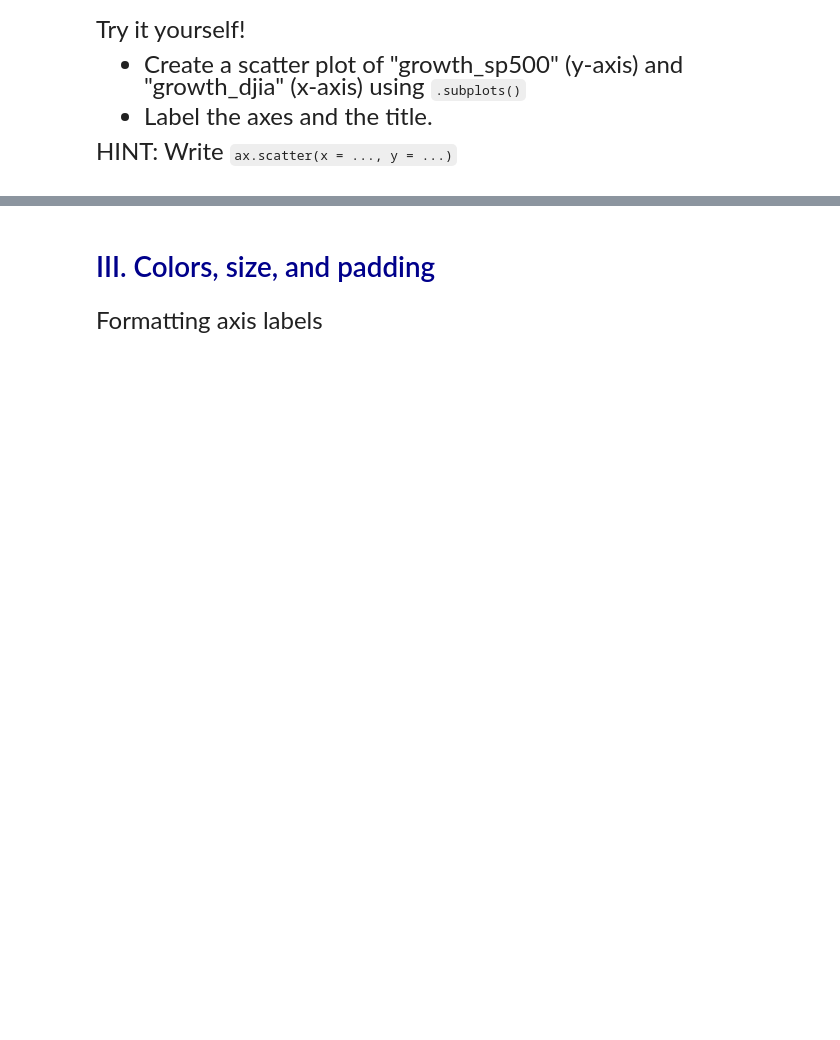
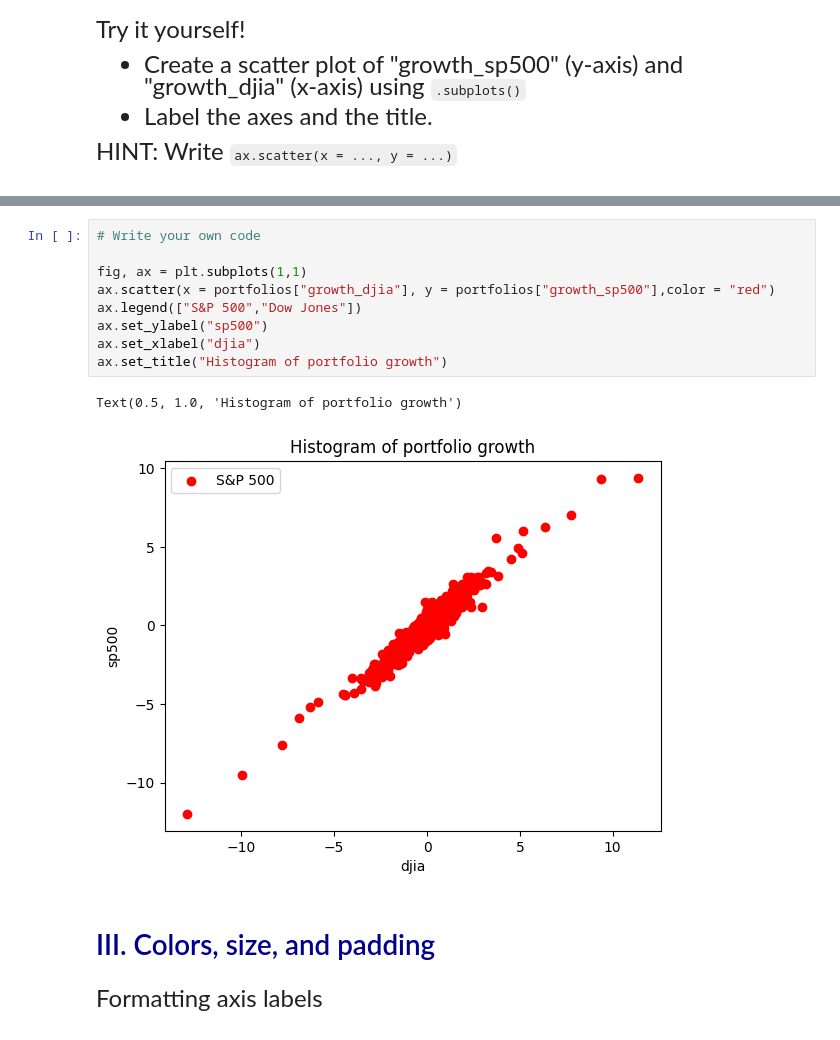
Before and after one commit to alejandrosanchezbecerra/qtm151spring2023, a Jupyter notebook: Lecture 25/Lecture 25.ipynb, the cells around one changed output, grey strips where cells are left out. Saved outputs shown, nothing was run; the diff lists cells and outputs as text; blank space fills up the shorter version.

```diff
--- a/Lecture 25/Lecture 25.ipynb
+++ b/Lecture 25/Lecture 25.ipynb
@@ -95,3 +90,15 @@ Text(0.5, 1.0, 'Scatter plot of portfolio growth')
+# %%
+# Write your own code
+
+fig, ax = plt.subplots(1,1)
+ax.scatter(x = portfolios["growth_djia"], y = portfolios["growth_sp500"],color = "red")
+ax.legend(["S&P 500","Dow Jones"])
+ax.set_ylabel("sp500")
+ax.set_xlabel("djia")
+ax.set_title("Histogram of portfolio growth")
+# %% [output]
+Text(0.5, 1.0, 'Histogram of portfolio growth')
+[figure, added]
 # %% [markdown]
 # <span style="color:darkblue"> III. Colors, size, and padding  </span>
 # %% [markdown]
```
Also changed, not shown: parts of 9 cells of this notebook, 4 other files.
